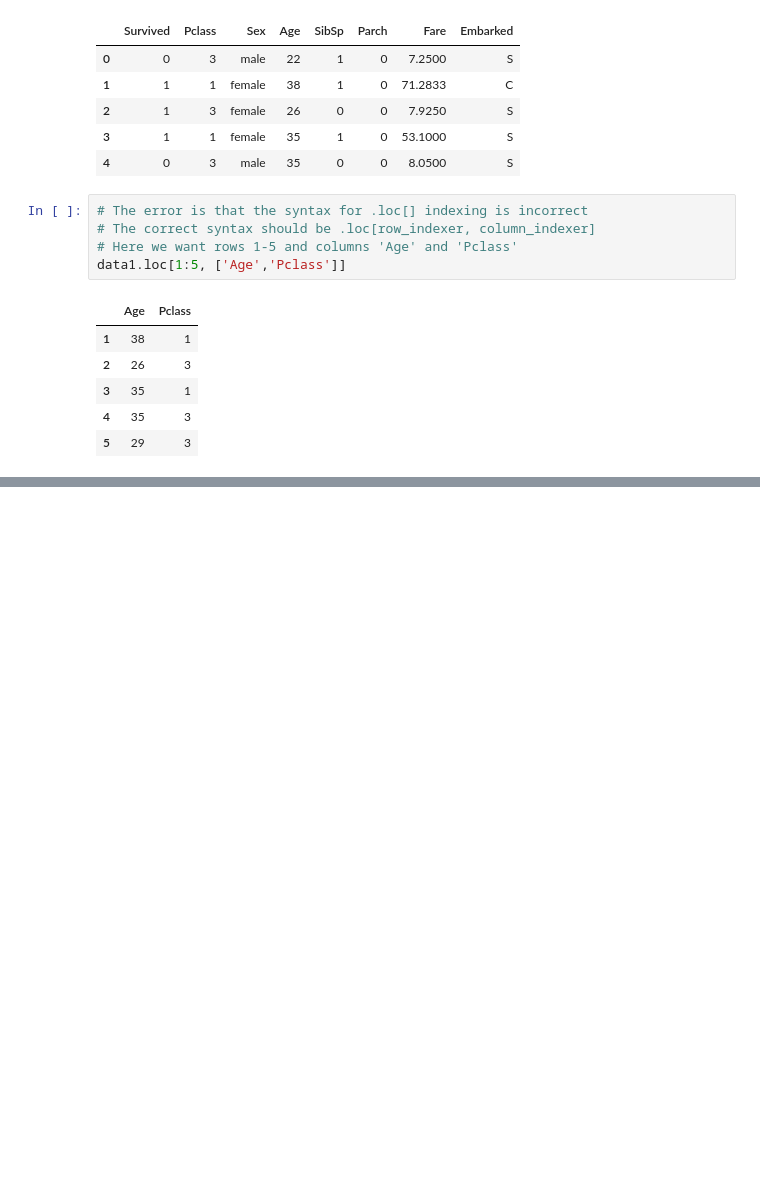
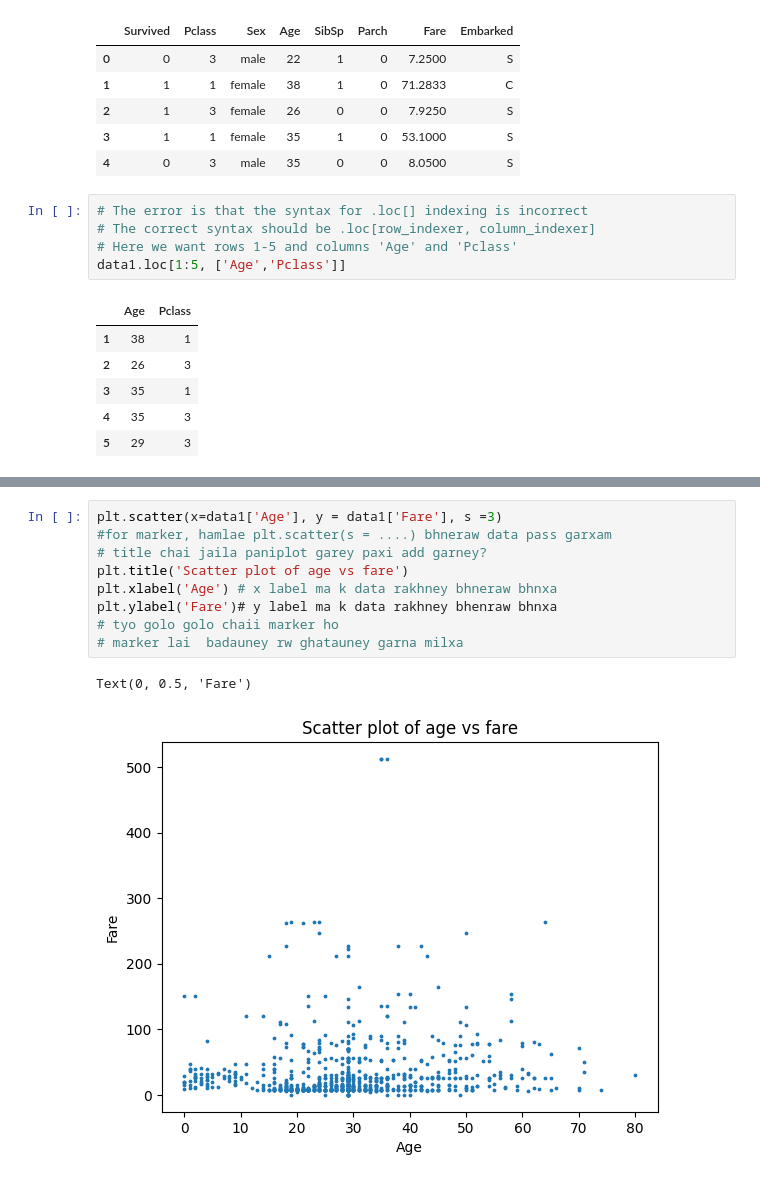
Before and after one commit to itsmeankeet/MachineLearning, a Jupyter notebook: day3/data_analysis/titanic-dataset.ipynb, the cells around one changed output, grey strips where cells are left out. Saved outputs shown, nothing was run; the diff lists cells and outputs as text; blank space fills up the shorter version.

```diff
--- a/day3/data_analysis/titanic-dataset.ipynb
+++ b/day3/data_analysis/titanic-dataset.ipynb
@@ -767,0 +793,12 @@ data1.loc[1:5, ['Age','Pclass']]
+# %%
+plt.scatter(x=data1['Age'], y = data1['Fare'], s =3)
+#for marker, hamlae plt.scatter(s = ....) bhneraw data pass garxam
+# title chai jaila paniplot garey paxi add garney?
+plt.title('Scatter plot of age vs fare')
+plt.xlabel('Age') # x label ma k data rakhney bhneraw bhnxa
+plt.ylabel('Fare')# y label ma k data rakhney bhenraw bhnxa
+# tyo golo golo chaii marker ho
+# marker lai  badauney rw ghatauney garna milxa
+# %% [output]
+Text(0, 0.5, 'Fare')
+[figure, added]
```
Also changed, not shown: parts of 6 cells of this notebook, 2 other files.
